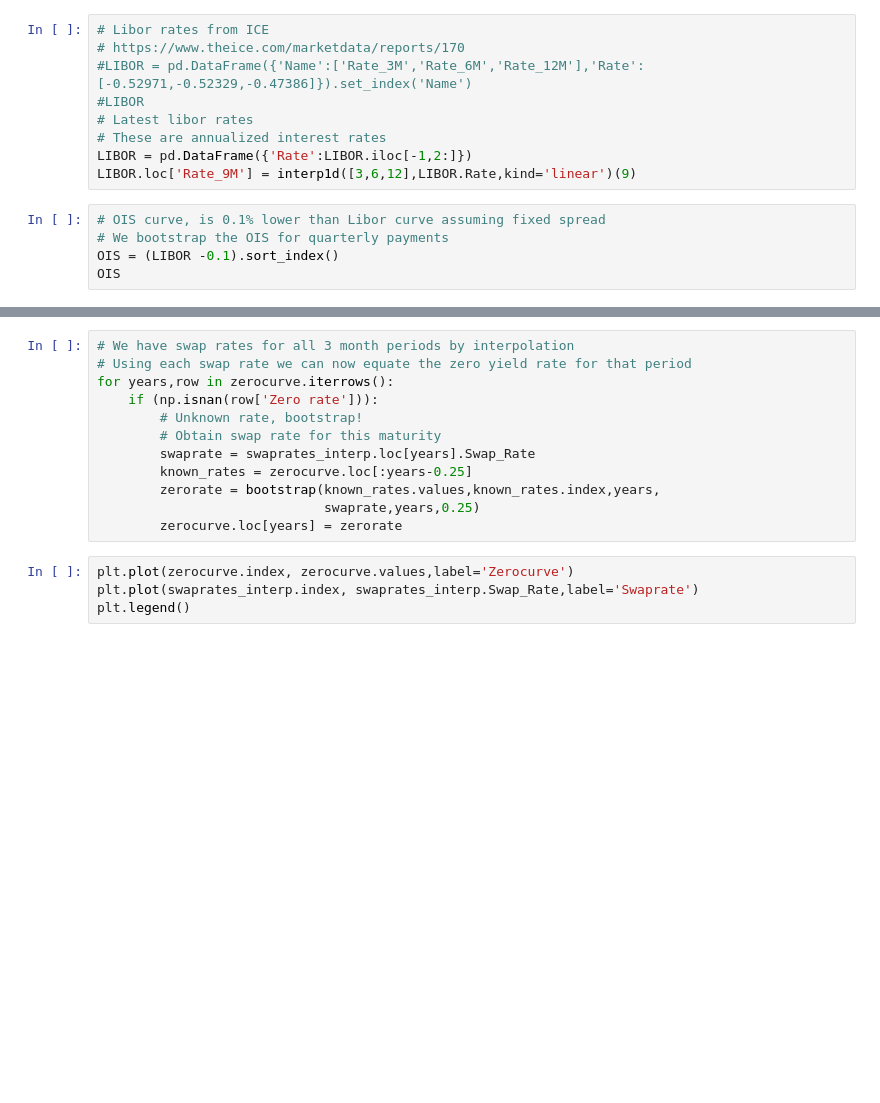
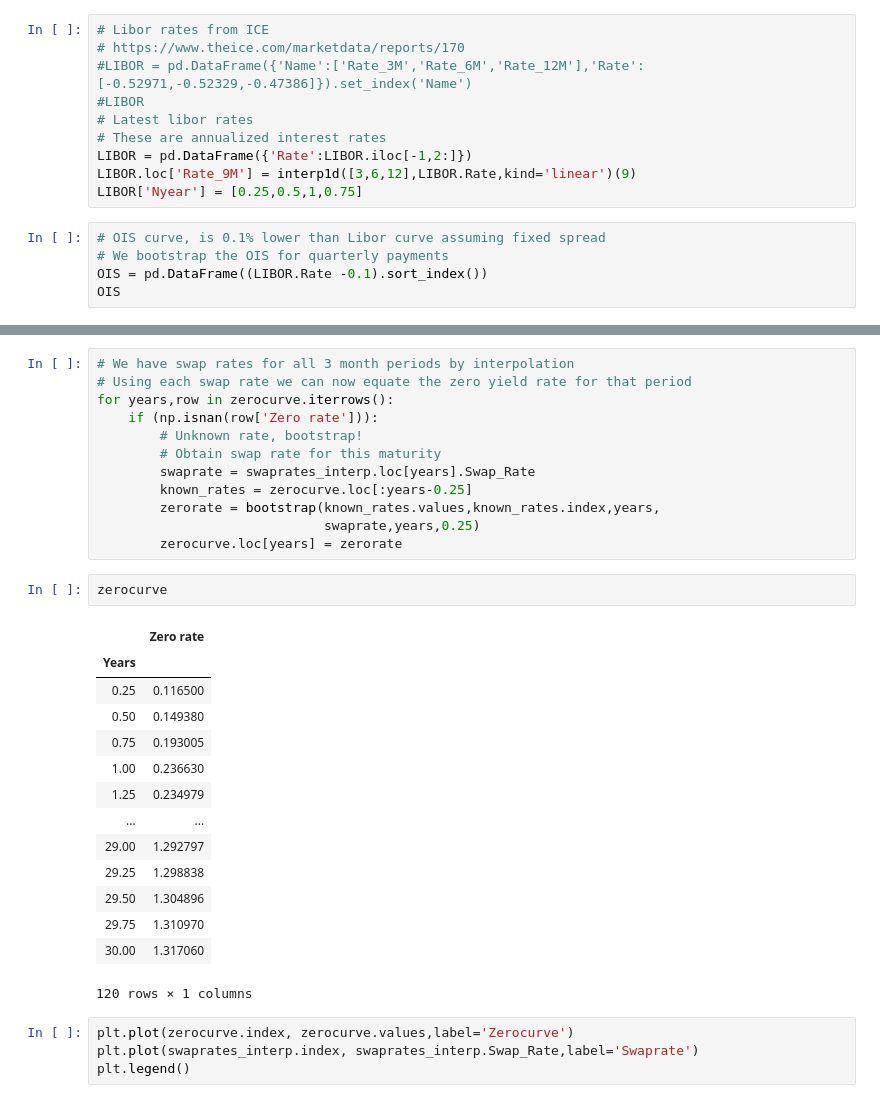
Before and after one commit to LuukOudshoorn25/SPFDM1, a Jupyter notebook: SPFDM 1.ipynb, the cells around one changed output, grey strips where cells are left out. Drawn from its saved outputs; the diff is of its cells as text; blank space fills up the shorter version.

```diff
--- a/SPFDM 1.ipynb
+++ b/SPFDM 1.ipynb
@@ -46,10 +46,11 @@ Text(0, 0.5, 'Rate (%)')
 # These are annualized interest rates
 LIBOR = pd.DataFrame({'Rate':LIBOR.iloc[-1,2:]})
 LIBOR.loc['Rate_9M'] = interp1d([3,6,12],LIBOR.Rate,kind='linear')(9)
+LIBOR['Nyear'] = [0.25,0.5,1,0.75]
 # %%
 # OIS curve, is 0.1% lower than Libor curve assuming fixed spread
 # We bootstrap the OIS for quarterly payments
-OIS = (LIBOR -0.1).sort_index()
+OIS = pd.DataFrame((LIBOR.Rate -0.1).sort_index())
 OIS
 # %% [output]
 |  | Rate |
@@ -179,6 +180,23 @@ for years,row in zerocurve.iterrows():
         zerorate = bootstrap(known_rates.values,known_rates.index,years,
                              swaprate,years,0.25)
         zerocurve.loc[years] = zerorate
+# %%
+zerocurve
+# %% [output]
+|  | Zero rate |
+| Years |  |
+| 0.25 | 0.116500 |
+| 0.50 | 0.149380 |
+| 0.75 | 0.193005 |
+| 1.00 | 0.236630 |
+| 1.25 | 0.234979 |
+| ... | ... |
+| 29.00 | 1.292797 |
+| 29.25 | 1.298838 |
+| 29.50 | 1.304896 |
+| 29.75 | 1.310970 |
+| 30.00 | 1.317060 |
+120 rows × 1 columns
 # %%
 plt.plot(zerocurve.index, zerocurve.values,label='Zerocurve')
 plt.plot(swaprates_interp.index, swaprates_interp.Swap_Rate,label='Swaprate')
```
Also changed, not shown: parts of 6 cells of this notebook.
